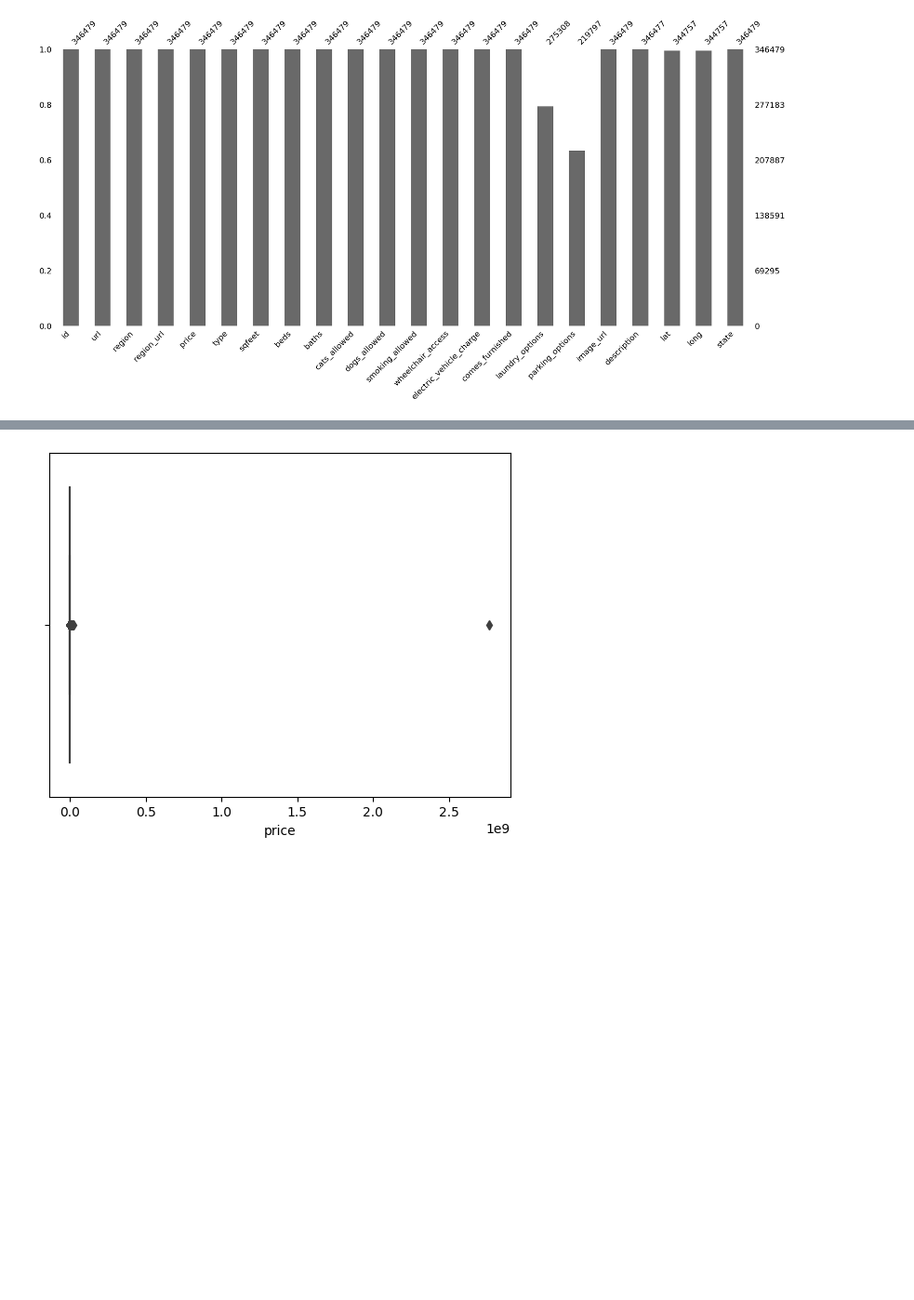
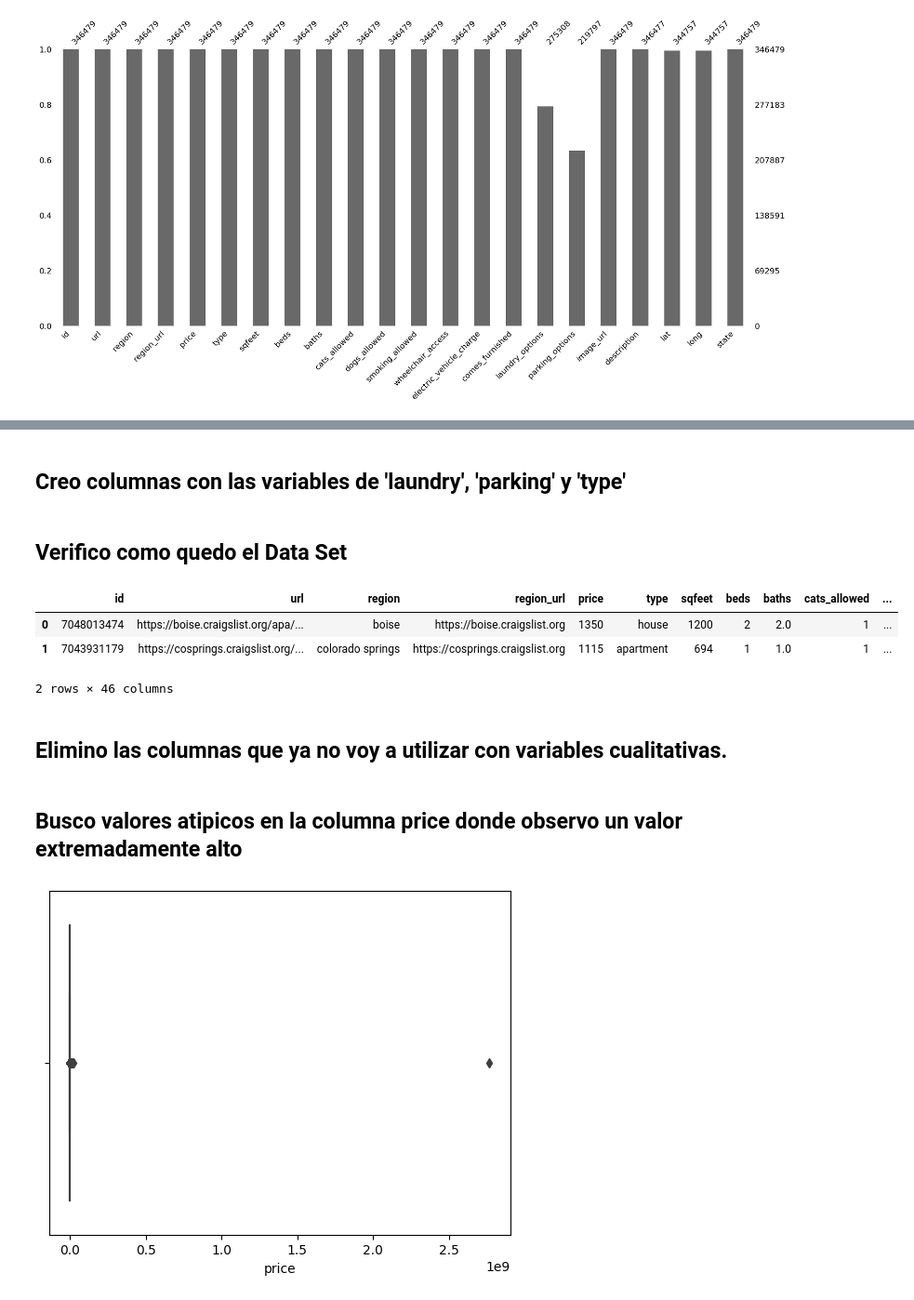
Before and after one commit to juangarciare/Proyecto_MachineLearning, a Jupyter notebook: modelo_supervisado.ipynb, the cells around one changed output, grey strips where cells are left out. Shown at 93% size. Saved outputs shown, nothing was run; the diff lists cells and outputs as text; code cells hidden in the pictures; blank space fills up the shorter version.

```diff
--- a/modelo_supervisado.ipynb
+++ b/modelo_supervisado.ipynb
@@ -29,2 +39,2 @@ dF_inmuebles_train["laundry_options"].fillna("S/D", inplace = True) #reemplazo v
 # %%
-dF_inmuebles_train["parking_options"].fillna('S/D', inplace=True)#reemplazo valores faltantes de la columna parking_options
+dF_inmuebles_train["parking_options"].fillna('no parking', inplace=True)
@@ -30,0 +63,22 @@ dF_inmuebles_train["parking_options"].fillna('S/D', inplace=True)#reemplazo valo
+# %% [markdown]
+## Creo columnas con las variables de 'laundry', 'parking' y 'type'
+# %%
+dummies_laundry=pd.get_dummies(dF_inmuebles_train.laundry_options)
+dF_inmuebles_train = pd.concat([dF_inmuebles_train, dummies_laundry], axis=1,)
+# %%
+dummies_parking=pd.get_dummies(dF_inmuebles_train.parking_options)
+dF_inmuebles_train = pd.concat([dF_inmuebles_train, dummies_parking], axis=1,)
+# %%
+dummies_type=pd.get_dummies(dF_inmuebles_train.type)
+dF_inmuebles_train = pd.concat([dF_inmuebles_train, dummies_type], axis=1,)
+# %% [markdown]
+## Verifico como quedo el Data Set
+# %%
+dF_inmuebles_train.head(2)
+# %% [output]
+|  | id | url | region | region_url | price | type | sqfeet | beds | baths | cats_allowed | ... |
+| 0 | 7048013474 | https://boise.craigslist.org/apa/... | boise | https://boise.craigslist.org | 1350 | house | 1200 | 2 | 2.0 | 1 | ... |
+| 1 | 7043931179 | https://cosprings.craigslist.org/... | colorado springs | https://cosprings.craigslist.org | 1115 | apartment | 694 | 1 | 1.0 | 1 | ... |
+2 rows × 46 columns
+# %% [markdown]
+## Elimino las columnas que ya no voy a utilizar con variables cualitativas.
@@ -31 +89,3 @@ dF_inmuebles_train["parking_options"].fillna('S/D', inplace=True)#reemplazo valo
+# %% [markdown]
+## Busco valores atipicos en la columna price donde observo un valor extremadamente alto
 # %%
```
Also changed, not shown: parts of 95 cells of this notebook, 1 other file.
